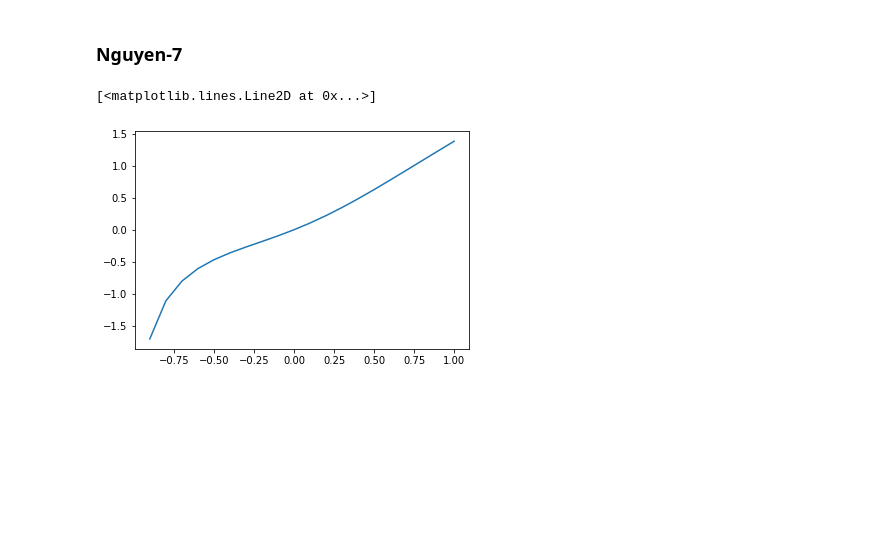
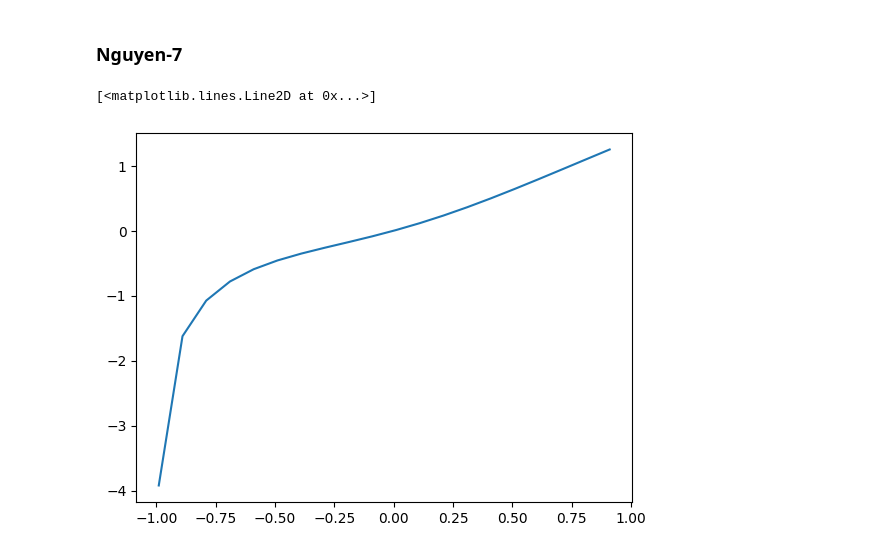
Before and after one commit to jkarolczak/function-synthesis, a Jupyter notebook: experiments/4_benchmarks.ipynb, the cells around one changed output. Drawn from its saved outputs; the diff is of its cells as text; code cells hidden in the pictures; blank space fills up the shorter version.

```diff
--- a/experiments/4_benchmarks.ipynb
+++ b/experiments/4_benchmarks.ipynb
@@ -8,13 +8,14 @@ from model import ModelFactory, MultiLayerModelFactory
 ### Nguyen-7
 # %%
 def nguyen_7(x: torch.Tensor):
-    return torch.log(x + 1) + torch.log(x**2 + 1)
+    return torch.log(x + 1) + torch.log(x ** 2 + 1)
 
-x = torch.arange(-1, 1.01, 0.1, dtype=torch.float32).unsqueeze(-1)
+
+x = torch.arange(-0.99, 1.01, 0.1, dtype=torch.float32).unsqueeze(-1)
 y = nguyen_7(x)
 
 plt.plot(x, y)
 # %% [output]
 [<matplotlib.lines.Line2D at 0x...>]
-[figure, old version]
+[figure, new version]
 # %%
```
Also changed, not shown: parts of 5 cells of this notebook, 2 other files.
